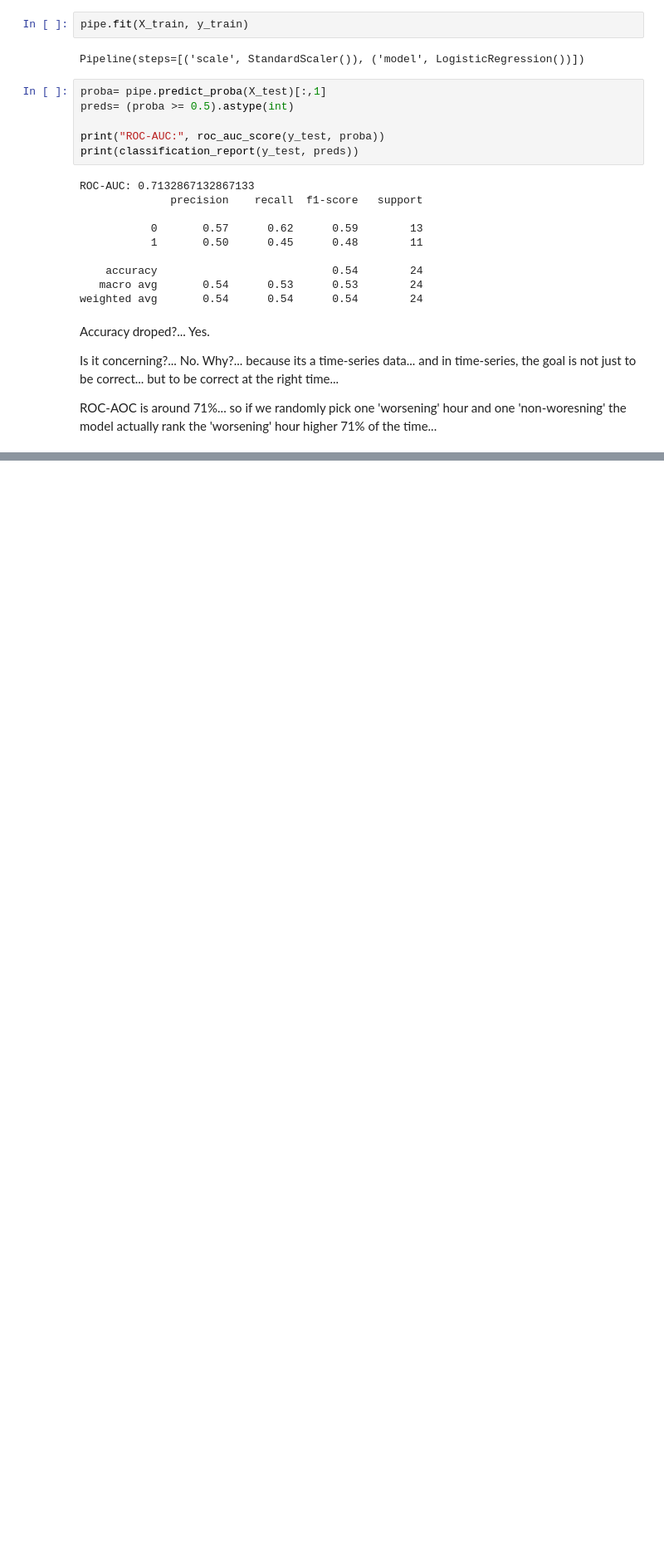
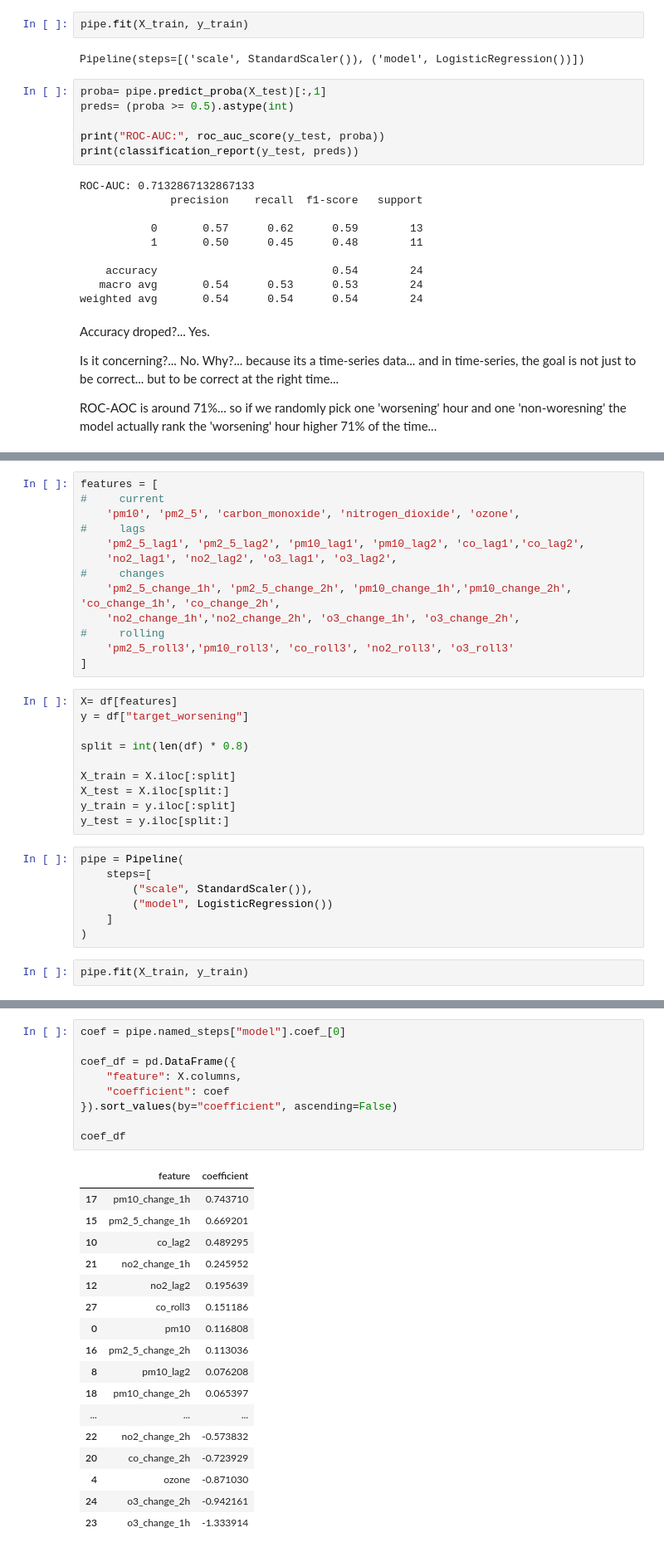
Before and after one commit to CaptianGhost/AirCast-Real-Time-Air-Quality-Risk-Prediction, a Jupyter notebook: notebook/air_quality_exploration.ipynb, the cells around one changed output, grey strips where cells are left out. Shown at 83% size. Drawn from its saved outputs; the diff is of its cells as text; blank space fills up the shorter version.

```diff
--- a/notebook/air_quality_exploration.ipynb
+++ b/notebook/air_quality_exploration.ipynb
@@ -239,0 +414,32 @@ ROC-AOC is around 71%... so if we randomly pick one 'worsening' hour and one 'no
+# %%
+features = [
+#     current
+    'pm10', 'pm2_5', 'carbon_monoxide', 'nitrogen_dioxide', 'ozone',
+#     lags
+    'pm2_5_lag1', 'pm2_5_lag2', 'pm10_lag1', 'pm10_lag2', 'co_lag1','co_lag2',
+    'no2_lag1', 'no2_lag2', 'o3_lag1', 'o3_lag2',
+#     changes
+    'pm2_5_change_1h', 'pm2_5_change_2h', 'pm10_change_1h','pm10_change_2h', 'co_change_1h', 'co_change_2h',
+    'no2_change_1h','no2_change_2h', 'o3_change_1h', 'o3_change_2h',
+#     rolling
+    'pm2_5_roll3','pm10_roll3', 'co_roll3', 'no2_roll3', 'o3_roll3'
+]
+# %%
+X= df[features]
+y = df["target_worsening"]
+
+split = int(len(df) * 0.8)
+
+X_train = X.iloc[:split]
+X_test = X.iloc[split:]
+y_train = y.iloc[:split]
+y_test = y.iloc[split:]
+# %%
+pipe = Pipeline(
+    steps=[
+        ("scale", StandardScaler()),
+        ("model", LogisticRegression())
+    ]
+)
+# %%
+pipe.fit(X_train, y_train)
@@ -239,0 +464,27 @@ ROC-AOC is around 71%... so if we randomly pick one 'worsening' hour and one 'no
+# %%
+coef = pipe.named_steps["model"].coef_[0]
+
+coef_df = pd.DataFrame({
+    "feature": X.columns,
+    "coefficient": coef
+}).sort_values(by="coefficient", ascending=False)
+
+coef_df
+# %% [output]
+|  | feature | coefficient |
+| 17 | pm10_change_1h | 0.743710 |
+| 15 | pm2_5_change_1h | 0.669201 |
+| 10 | co_lag2 | 0.489295 |
+| 21 | no2_change_1h | 0.245952 |
+| 12 | no2_lag2 | 0.195639 |
+| 27 | co_roll3 | 0.151186 |
+| 0 | pm10 | 0.116808 |
+| 16 | pm2_5_change_2h | 0.113036 |
+| 8 | pm10_lag2 | 0.076208 |
+| 18 | pm10_change_2h | 0.065397 |
+| ... | ... | ... |
+| 22 | no2_change_2h | -0.573832 |
+| 20 | co_change_2h | -0.723929 |
+| 4 | ozone | -0.871030 |
+| 24 | o3_change_2h | -0.942161 |
+| 23 | o3_change_1h | -1.333914 |
```
Also changed, not shown: parts of 20 cells of this notebook.
